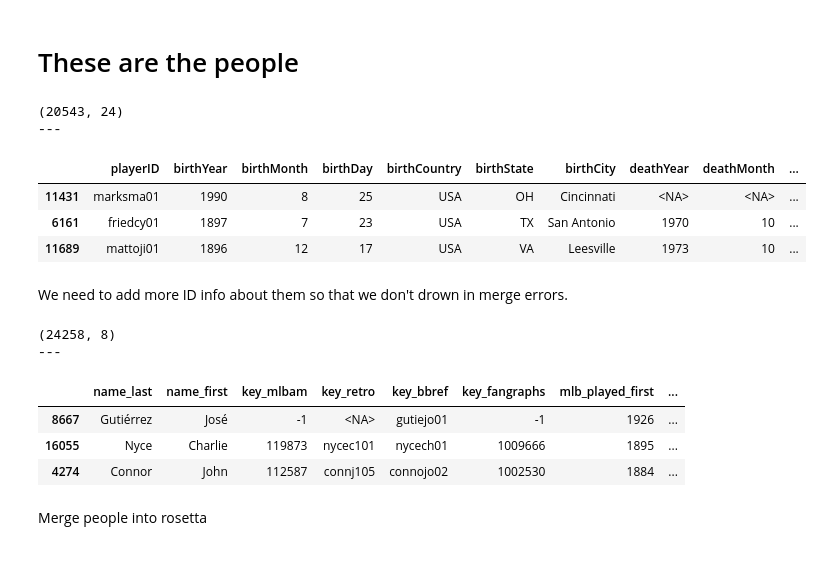
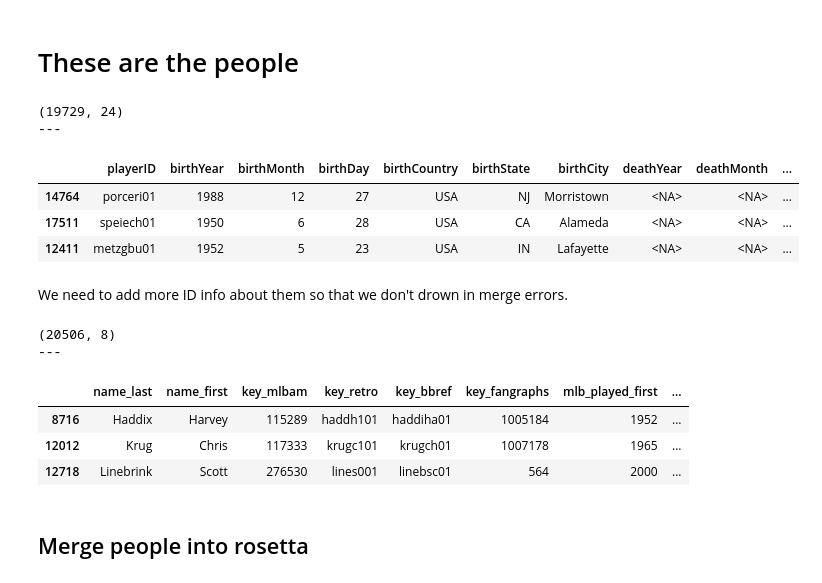
Before and after one commit to obverter/bmi-stars, a Jupyter notebook: notebooks/Roster.ipynb, the cells around one changed output. Drawn from its saved outputs; the diff is of its cells as text; code cells hidden in the pictures.

```diff
--- a/notebooks/Roster.ipynb
+++ b/notebooks/Roster.ipynb
@@ -22,22 +22,24 @@ pd.set_option("display.max_rows", 100)
 # %%
 people = pd.DataFrame(people())
 
 sleep(1)
 # sleep calls to prevent the pybaseball scraper
 # from throwing errors when importing tons of stuff
 
 people = people.convert_dtypes() # cleanup; thank you NumPy
 
+people = people[people.weight.notna()]
+
 print(people.shape)
 print("---")
 people.sample(3)
 # %% [output]
-(20543, 24)
+(19729, 24)
 ---
 |  | playerID | birthYear | birthMonth | birthDay | birthCountry | birthState | birthCity | deathYear | deathMonth | ... |
-| 11431 | marksma01 | 1990 | 8 | 25 | USA | OH | Cincinnati | <NA> | <NA> | ... |
-| 6161 | friedcy01 | 1897 | 7 | 23 | USA | TX | San Antonio | 1970 | 10 | ... |
-| 11689 | mattoji01 | 1896 | 12 | 17 | USA | VA | Leesville | 1973 | 10 | ... |
+| 14764 | porceri01 | 1988 | 12 | 27 | USA | NJ | Morristown | <NA> | <NA> | ... |
+| 17511 | speiech01 | 1950 | 6 | 28 | USA | CA | Alameda | <NA> | <NA> | ... |
+| 12411 | metzgbu01 | 1952 | 5 | 23 | USA | IN | Lafayette | <NA> | <NA> | ... |
 # %% [markdown]
 We need to add more ID info about them so that we don't drown in merge errors.
 # %%
@@ -47,18 +49,20 @@ sleep(1)
 
 rosetta = rosetta.convert_dtypes()
 
+rosetta = rosetta.dropna(how='any')
+
 print(rosetta.shape)
 print('---')
 rosetta.sample(3)
 # %% [output]
-(24258, 8)
+(20506, 8)
 ---
 |  | name_last | name_first | key_mlbam | key_retro | key_bbref | key_fangraphs | mlb_played_first | ... |
-| 8667 | Gutiérrez | José | -1 | <NA> | gutiejo01 | -1 | 1926 | ... |
-| 16055 | Nyce | Charlie | 119873 | nycec101 | nycech01 | 1009666 | 1895 | ... |
-| 4274 | Connor | John | 112587 | connj105 | connojo02 | 1002530 | 1884 | ... |
+| 8716 | Haddix | Harvey | 115289 | haddh101 | haddiha01 | 1005184 | 1952 | ... |
+| 12012 | Krug | Chris | 117333 | krugc101 | krugch01 | 1007178 | 1965 | ... |
+| 12718 | Linebrink | Scott | 276530 | lines001 | linebsc01 | 564 | 2000 | ... |
 # %% [markdown]
-Merge people into rosetta
+## Merge people into rosetta
 # %%
 everyone = pd.merge(rosetta, people, left_on='key_bbref', right_on='playerID', how='left')
 
```
Also changed, not shown: parts of 90 cells of this notebook.
